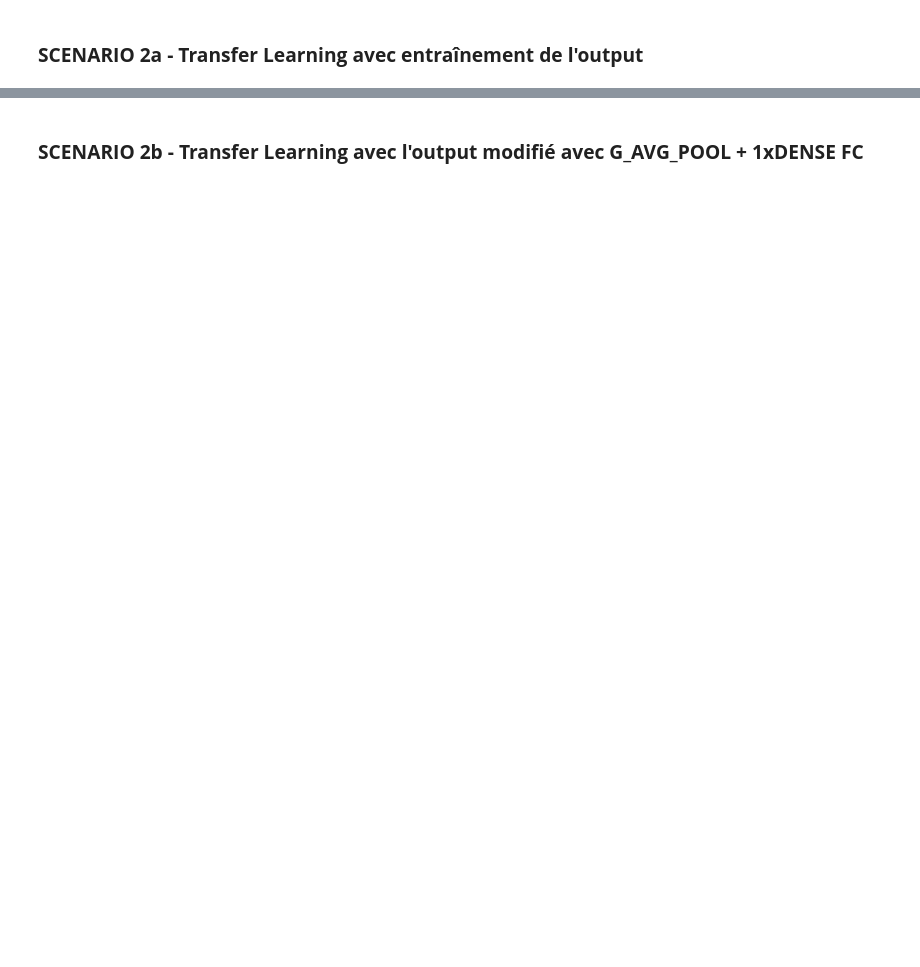
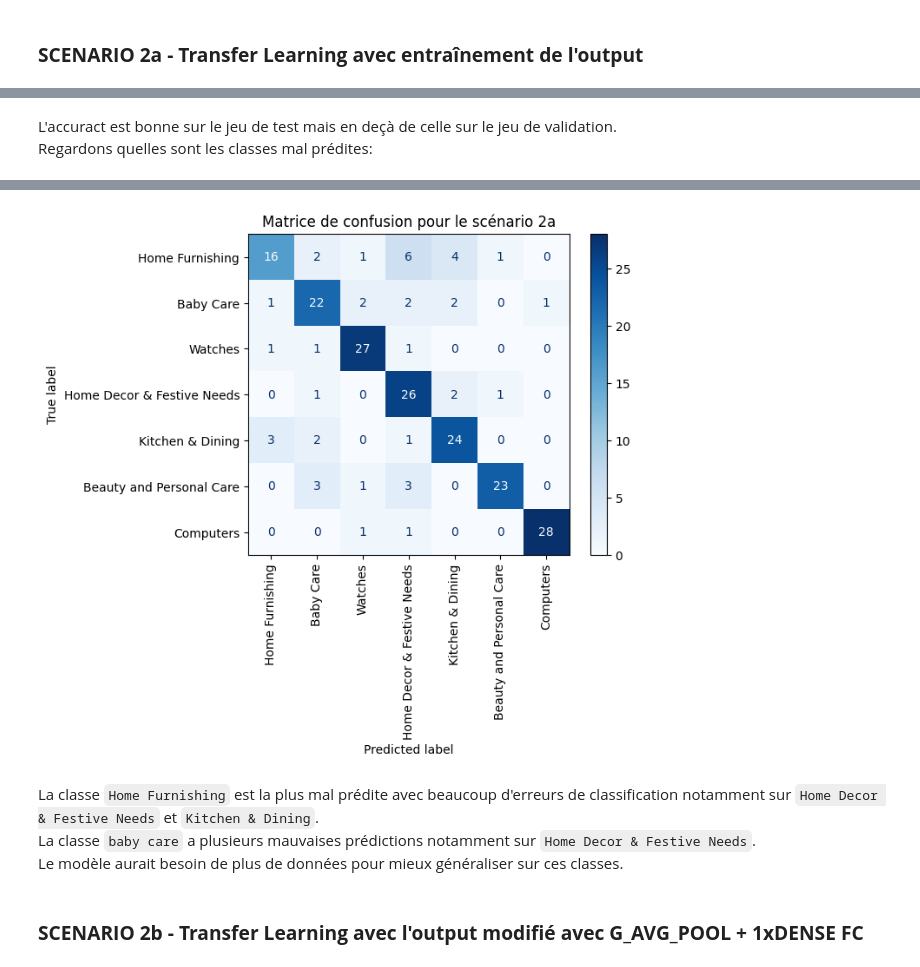
Before and after one commit to Hedredo/oc_projet_6, a Jupyter notebook: 2_notebook_classification_image.ipynb, the cells around one changed output, grey strips where cells are left out. Saved outputs shown, nothing was run; the diff lists cells and outputs as text; code cells hidden in the pictures; blank space fills up the shorter version.

Commit message:
final_update_classification_and_api

```diff
--- a/2_notebook_classification_image.ipynb
+++ b/2_notebook_classification_image.ipynb
@@ -65,5 +99,5 @@ test = pd.concat([X_test, y_test], axis=1)
 # %%
-def create_test_generator(data, image_size=(224, 224), batch_size=32, preprocess=efficientnet_preprocess_input):
+def create_test_generator(data: pd.DataFrame, image_size: tuple = (224, 224), batch_size: int = 32, preprocess=efficientnet_preprocess_input) -> tf.keras.preprocessing.image.DirectoryIterator:
     # Création d'un Image Data Generator avec la fonction de preprocessing d'EfficientNet
     datagen = ImageDataGenerator(
         preprocessing_function=preprocess
@@ -78,7 +112,7 @@ def create_test_generator(data, image_size=(224, 224), batch_size=32, preprocess
         target_size=image_size,
         batch_size=batch_size,
         class_mode='categorical',
-        shuffle=True
+        shuffle=False  # On ne mélange pas les données comme elles ne servent qu'à l'évaluation
     )
 
     # Retourne le datagenerator de test
@@ -350,0 +460,18 @@ Test accuracy: 0.7952380776405334
+# %% [markdown]
+L'accuract est bonne sur le jeu de test mais en deçà de celle sur le jeu de validation.<br>
+Regardons quelles sont les classes mal prédites:
+# %%
+# Récupère les probabilités prédites par le modèle pour chaque classe
+y_preds = model.predict(test_generator)
+
+# Calcule la matrice de confusion
+cm = confusion_matrix(test_generator.classes, y_preds.argmax(axis=1))
+
+# Crée l'objet de display de la matrice de confusion
+cm_display = ConfusionMatrixDisplay(cm, display_labels=labels)
+
+# Affiche la matrice de confusion
+cm_display.plot(cmap='Blues', xticks_rotation='vertical')
+plt.title(f"Matrice de confusion pour le scénario {scenario}")
+plt.show()
+# %% [output]
@@ -351,2 +479,7 @@ Test accuracy: 0.7952380776405334
+[figure, added]
+# %% [markdown]
+La classe `Home Furnishing` est la plus mal prédite avec beaucoup d'erreurs de classification notamment sur `Home Decor & Festive Needs` et `Kitchen & Dining`.<br>
+La classe `baby care` a plusieurs mauvaises prédictions notamment sur `Home Decor & Festive Needs`.<br>
+Le modèle aurait besoin de plus de données pour mieux généraliser sur ces classes.<br>
 # %% [markdown]
 ### **SCENARIO 2b - Transfer Learning avec l'output modifié avec G_AVG_POOL + 1xDENSE FC**
```
Also changed, not shown: parts of 71 cells of this notebook, 9 other files.
